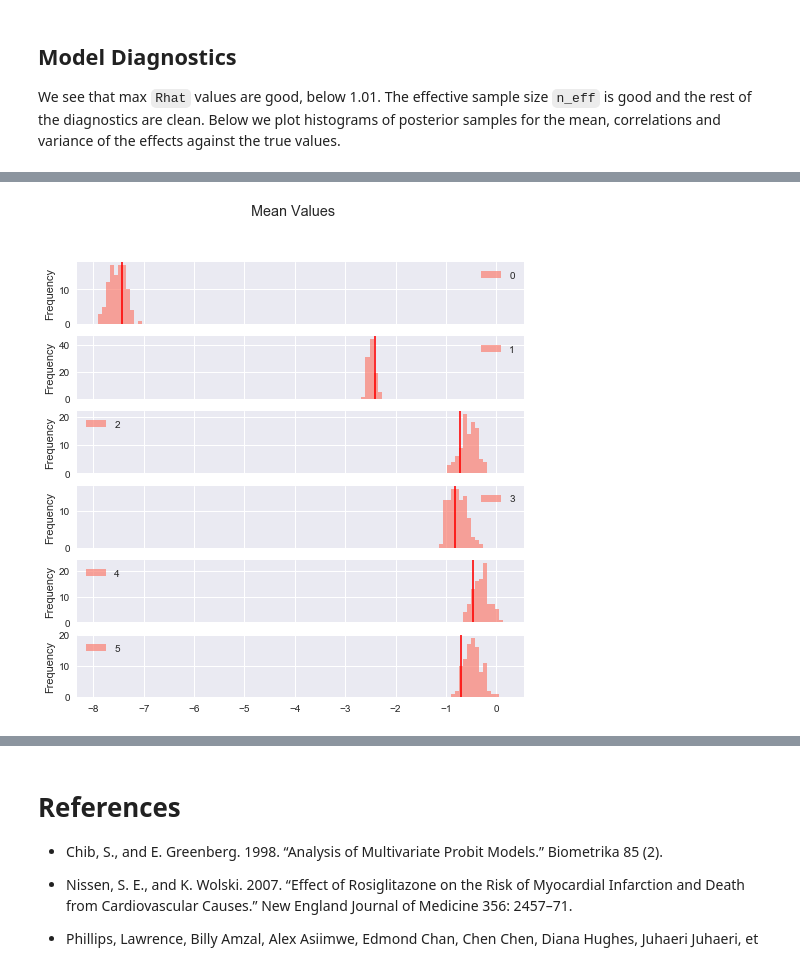
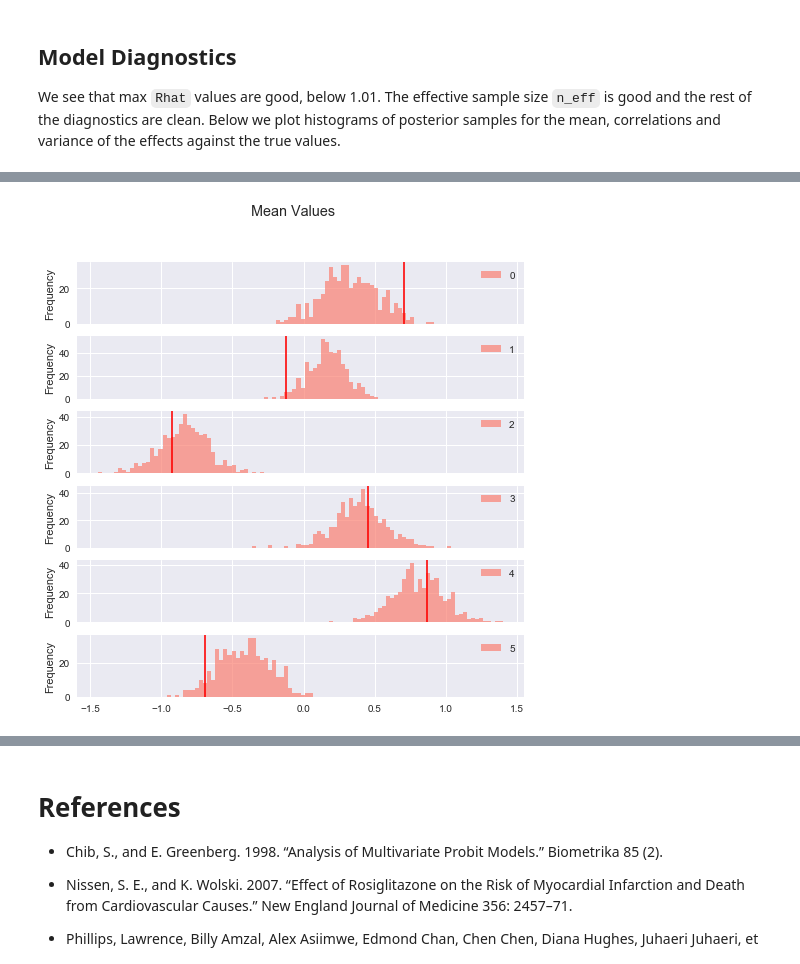
Before and after one commit to bayesways/mixed-data, a Jupyter notebook: notebooks/rosi_py.ipynb, the cells around one changed output, grey strips where cells are left out. Saved outputs shown, nothing was run; the diff lists cells and outputs as text; code cells hidden in the pictures.

```diff
--- a/notebooks/rosi_py.ipynb
+++ b/notebooks/rosi_py.ipynb
@@ -231,0 +242,6 @@ pickle.dump(data_treat, open("data_treat.pkl", "wb"))
+# %%
+mu1, mu2 = gen_mean(Kc=2, Kb=4, random_seed=1234)
+
+data_control = gen_data(N = 200, Kc = 2, Kb = 4, mu = mu1, random_seed=10284 )
+data_treat = gen_data(N = 200, Kc = 2, Kb = 4, mu = mu2, random_seed=10284 )
+data_treat
@@ -286,20 +320,21 @@ For each parameter, n_eff is a crude measure of effective sample size,
 and Rhat is the potential scale reduction factor on split chains (at
 convergence, Rhat=1).
 # %%
-K = Kb + Kc
+
+K = data_control['Kb'] + data_control['Kc']
 title = "Mean Values"
-true_values = mu_control
+true_values = data_control['mu']
 df = pd.DataFrame(post_samples['mu'])
 df.columns = [str(x) for x in range(K)]
 
 ax = df.plot.hist(subplots=True, title=title, color=color,
                   sharex=True, sharey =False,
                   alpha=alpha, bins=bins,
                   figsize=(8,8));
 
 for i in range(df.shape[1]):
     ax[i].axvline(true_values[i], color=linecolor, alpha=linealpha, linestyle=linestyle, lw=lw);
 # %% [output]
-[figure, old version]
+[figure, new version]
 # %%
 title = "Sigma Values"
```
Also changed, not shown: parts of 10 cells of this notebook.
